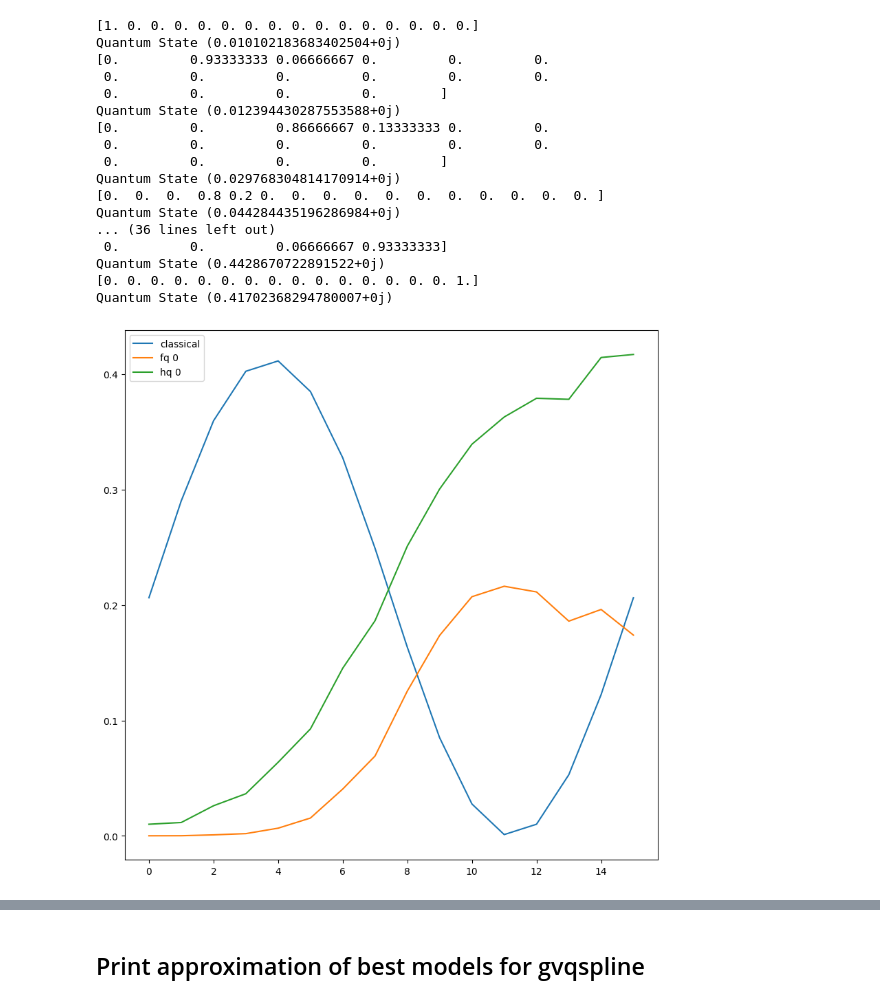
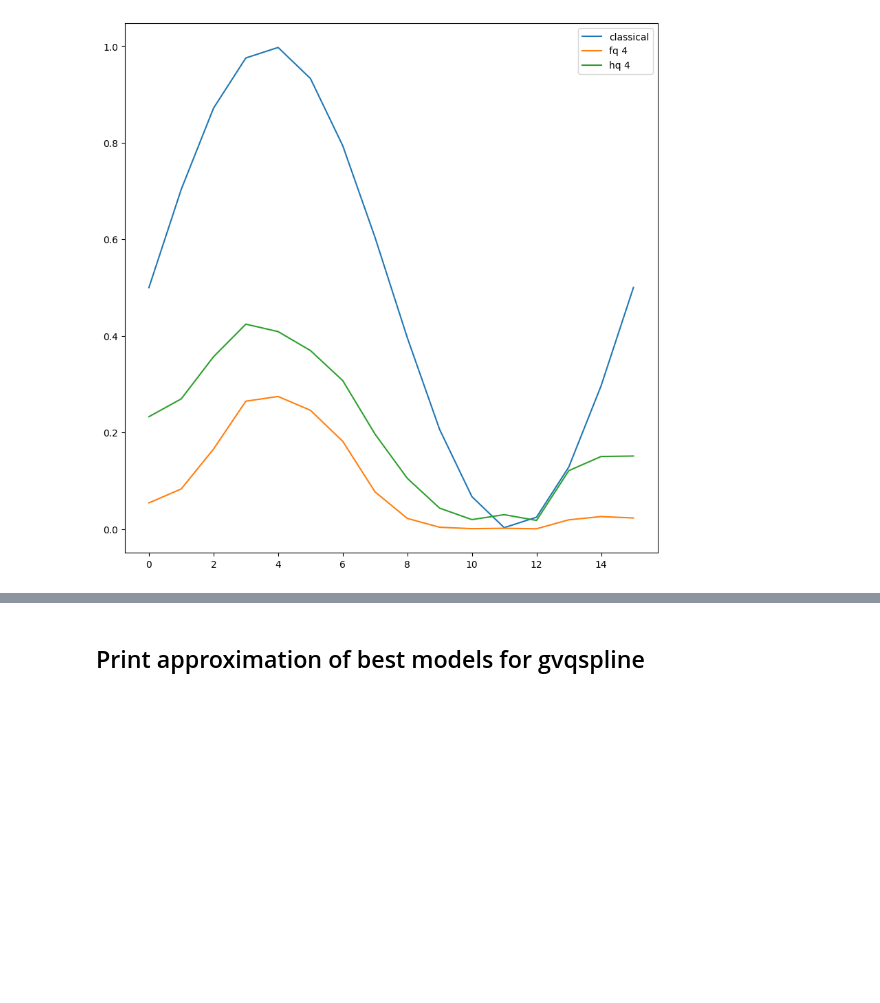
Before and after one commit to inajetovic/Variational-Quantum-Splines, a Jupyter notebook: vi_res_gvqs.ipynb, the cells around one changed output, grey strips where cells are left out. Drawn from its saved outputs; the diff is of its cells as text; code cells hidden in the pictures; blank space fills up the shorter version.

```diff
--- a/vi_res_gvqs.ipynb
+++ b/vi_res_gvqs.ipynb
@@ -11,13 +11,12 @@ nq = 4
 n_step = 16
 func_out = {'sigmoid': sigmoid_t,'tanh': tanh_t,'elu': elu_t, 'relu': relu_t, 'sin':sin_m}
 func_list = list(func_out.keys())
-func_dict = {'sigmoid': .0,'tanh': 1.0,'elu':.12, 'relu':.0, 'sin':.0}
+func_dict = {'sigmoid': .0,'tanh': 1.0,'elu':.12, 'relu':.0, 'sin':2}
 
 pnq = {'3':(3,8),
         '4':(4,16)}
 columns=['function', 'nq', 'knot', 'training cost', 'time(s)', 'weights', 'RSS_h', 'RSS_q' ]
 
 file_path = f"results_gvqs_{label}_{nq}.json"
-file_path = 'results_vqs_sin_1_20.json'
 # %%
 df = pd.read_json(file_path)
@@ -71,35 +40,0 @@ plt.legend()
-# %%
-
-from utils import *
-tot = []
-
-#############################################################################################
-###################################### System Preparatio and _sin_#################
-#############################################################################################
-for label in func_list:
-    lower = 0.
-    upper = 1.
-    f_i = func_dict[label]
-    scaled=True
-    func = func_out[label]
-    x = np.arange(lower, upper + .03, (upper-lower)/n_step).tolist()
-    xx = np.linspace(lower, upper, n_step) ##inputs sampling in the interval 0,1
-    y = [func(value,f_i) for value in x]
-
-    if scaled:
-        norm = np.linalg.norm(y)
-        print(label, norm)
-        y = y / norm
-    plt.plot(y)
-    tck=splrep(x,y,k=1) #coeffs
-    matrix,vector,v_norm = GeneralizedVQS_System(n_step,label,x,xx,scaled=scaled)
-
-
-#############################################################################################
-################################# VQLS and Linear Prob. Solving #############################
-#############################################################################################
-
-
-k_numb=np.linalg.cond(np.array(matrix))
-
-vqls_circuit = VQLS(matrix,v_norm,nq,opt='COBYLA')
@@ -169,44 +91,26 @@ print()
 # %%
 #Best performing model based on RSS
 best = np.argmin(df['RSS_q'])
 
 
 weights = df['in_train_weights'][best][argM[best]]
 q = vqls_circuit.solution(weights).real
 y_q=np.dot(matrix,q) #hybrid
                   #Quantum
 plt.figure(figsize=(10,10))
 plt.plot(range(len(y_c)),y_c, label="classical")
 
 y_fq=[]
 for el in matrix:
-  print(el)
-  y_fq.append(vqls_circuit.direct_prod2(weights,el, visualize=True))
+  y_fq.append(vqls_circuit.direct_prod2(weights,el))
 
 #plt.plot(range(len(y_fq)),y_q,label= f"h {i}")
 #plt.plot(range(len(y_fq)),np.abs(y_fq), label= f"fq abs {best}")
 #plt.plot(range(len(y_fq)),np.abs(y_q), label= f"hq abs {best}")
 plt.plot(range(len(y_fq)),np.power((y_fq),2), label= f"fq {best}")
 plt.plot(range(len(y_fq)),(y_q), label= f"hq {best}")
 plt.legend()
 #plt.savefig(f'{file_path[:-5]}.png')
 plt.show()
 # %% [output]
-[1. 0. 0. 0. 0. 0. 0. 0. 0. 0. 0. 0. 0. 0. 0. 0.]
-Quantum State (0.010102183683402504+0j)
-[0.         0.93333333 0.06666667 0.         0.         0.
- 0.         0.         0.         0.         0.         0.
- 0.         0.         0.         0.        ]
-Quantum State (0.012394430287553588+0j)
-[0.         0.         0.86666667 0.13333333 0.         0.
- 0.         0.         0.         0.         0.         0.
- 0.         0.         0.         0.        ]
-Quantum State (0.029768304814170914+0j)
-[0.  0.  0.  0.8 0.2 0.  0.  0.  0.  0.  0.  0.  0.  0.  0.  0. ]
-Quantum State (0.044284435196286984+0j)
-... (36 lines left out)
- 0.         0.         0.06666667 0.93333333]
-Quantum State (0.4428670722891522+0j)
-[0. 0. 0. 0. 0. 0. 0. 0. 0. 0. 0. 0. 0. 0. 0. 1.]
-Quantum State (0.41702368294780007+0j)
-[figure, old version]
+[figure, new version]
```
Also changed, not shown: parts of 11 cells of this notebook, 20 other files.
